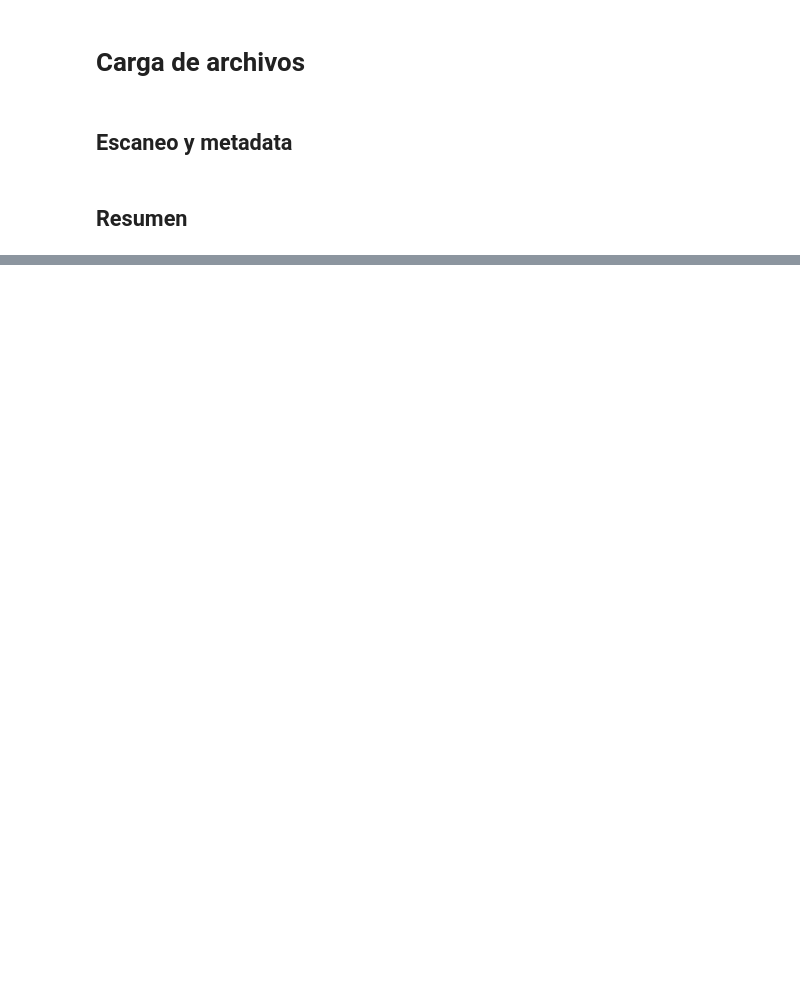
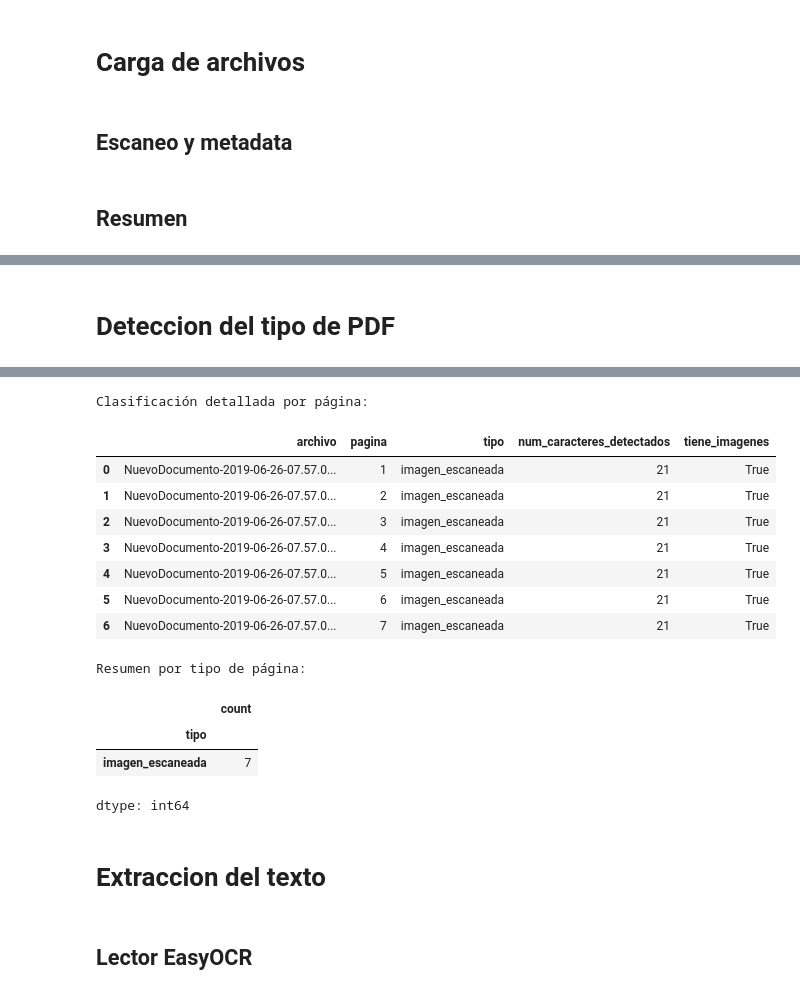
Before and after one commit to rebeca07-pedrozo/SINAI, a Jupyter notebook: SINAI.ipynb, the cells around one changed output, grey strips where cells are left out. Saved outputs shown, nothing was run; the diff lists cells and outputs as text; code cells hidden in the pictures; blank space fills up the shorter version.

```diff
--- a/SINAI.ipynb
+++ b/SINAI.ipynb
@@ -70,7 +70,7 @@ CONFIG = {
     "ocr_lang": "spa",
     "render_dpi": 300,
     "ocr_confidence_threshold": 60,
-    "min_chars_texto_digital": 20,
+    "min_chars_texto_digital": 100,
     "encoding": "utf-8",
 }
 
@@ -172,3 +172,49 @@ INFO:pipeline_normativas:Validado OK: NuevoDocumento-2019-06-26-07.57.04.pdf (7
 Archivos listos para procesar:
 |  | nombre | num_paginas | tamano_kb |
 | 0 | NuevoDocumento-2019-06-26-07.57.0... | 7 | 2483.8 |
+# %% [markdown]
+# Deteccion del tipo de PDF
+# %%
+def clasificar_paginas(ruta_pdf: Path) -> list[dict]:
+    doc = fitz.open(ruta_pdf)
+    total_paginas = doc.page_count
+    clasificacion = []
+
+    for num_pagina in range(total_paginas):
+        page = doc[num_pagina]
+
+        texto_extraido = page.get_text().strip()
+        num_caracteres = len(texto_extraido)
+        tiene_imagenes = len(page.get_images()) > 0
+
+        if num_caracteres >= CONFIG["min_chars_texto_digital"]:
+            tipo = "texto_digital"
+        elif tiene_imagenes:
+            tipo = "imagen_escaneada"
+        else:
+            tipo = "vacia"
+
+        clasificacion.append({
+            "archivo": ruta_pdf.name,
+            "pagina": num_pagina + 1,
+            "tipo": tipo,
+            "num_caracteres_detectados": num_caracteres,
+            "tiene_imagenes": tiene_imagenes,
+        })
+
+    doc.close()
+    logger.info(f"'{ruta_pdf.name}': clasificación de {total_paginas} página(s) completada.")
+    return clasificacion
+
+clasificacion_completa = []
+for pdf_info in pdfs_disponibles:
+    clasificacion_completa.extend(clasificar_paginas(pdf_info["ruta"]))
+
+df_clasificacion = pd.DataFrame(clasificacion_completa)
+
+print("Clasificación detallada por página:")
+display(df_clasificacion)
+
+print("\nResumen por tipo de página:")
+display(df_clasificacion["tipo"].value_counts())
+# %% [output]
@@ -174,0 +223,18 @@ Archivos listos para procesar:
+Clasificación detallada por página:
+|  | archivo | pagina | tipo | num_caracteres_detectados | tiene_imagenes |
+| 0 | NuevoDocumento-2019-06-26-07.57.0... | 1 | imagen_escaneada | 21 | True |
+| 1 | NuevoDocumento-2019-06-26-07.57.0... | 2 | imagen_escaneada | 21 | True |
+| 2 | NuevoDocumento-2019-06-26-07.57.0... | 3 | imagen_escaneada | 21 | True |
+| 3 | NuevoDocumento-2019-06-26-07.57.0... | 4 | imagen_escaneada | 21 | True |
+| 4 | NuevoDocumento-2019-06-26-07.57.0... | 5 | imagen_escaneada | 21 | True |
+| 5 | NuevoDocumento-2019-06-26-07.57.0... | 6 | imagen_escaneada | 21 | True |
+| 6 | NuevoDocumento-2019-06-26-07.57.0... | 7 | imagen_escaneada | 21 | True |
+Resumen por tipo de página:
+|  | count |
+| tipo |  |
+| imagen_escaneada | 7 |
+dtype: int64
+# %% [markdown]
+# Extraccion del texto
+# %% [markdown]
+## Lector EasyOCR
```
Also changed, not shown: parts of 22 cells of this notebook.
